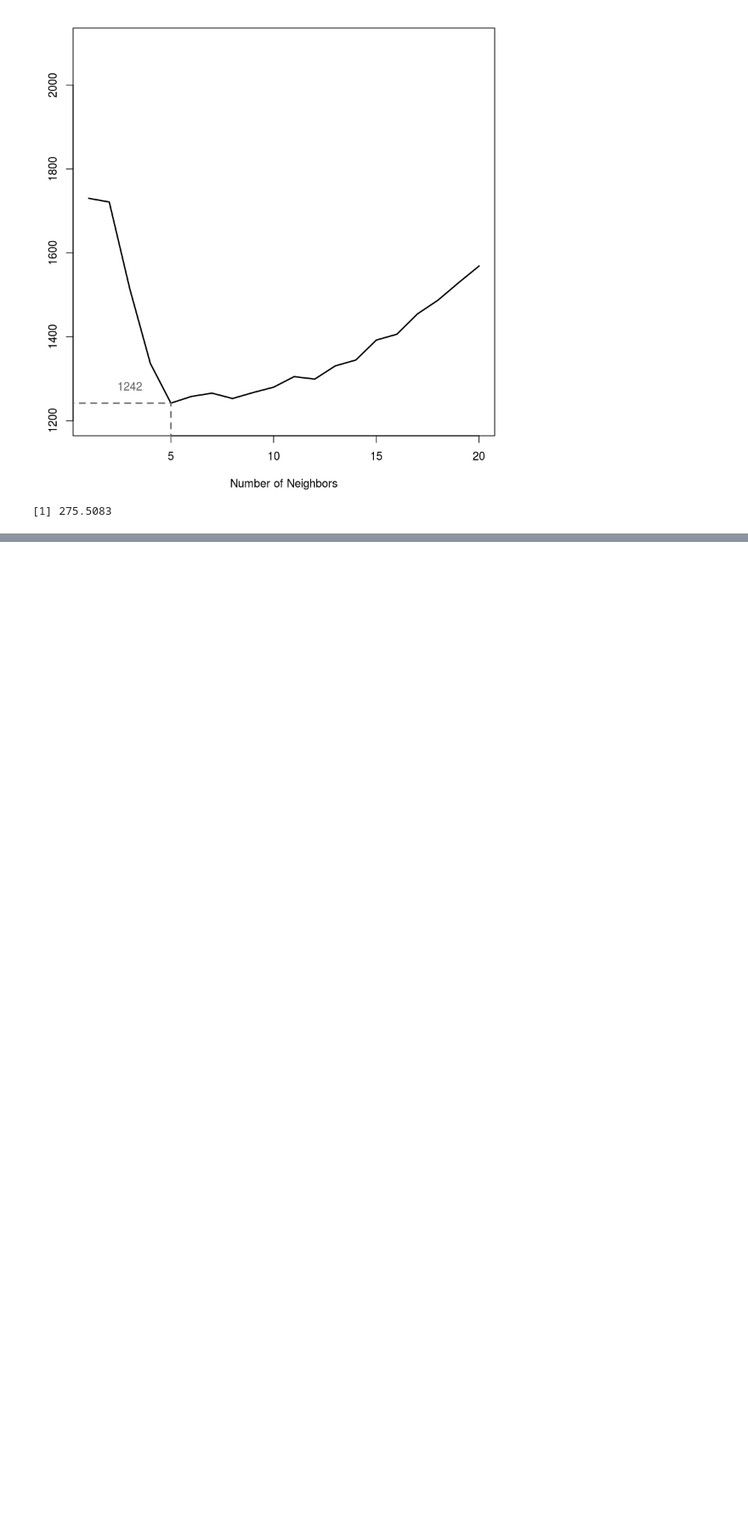
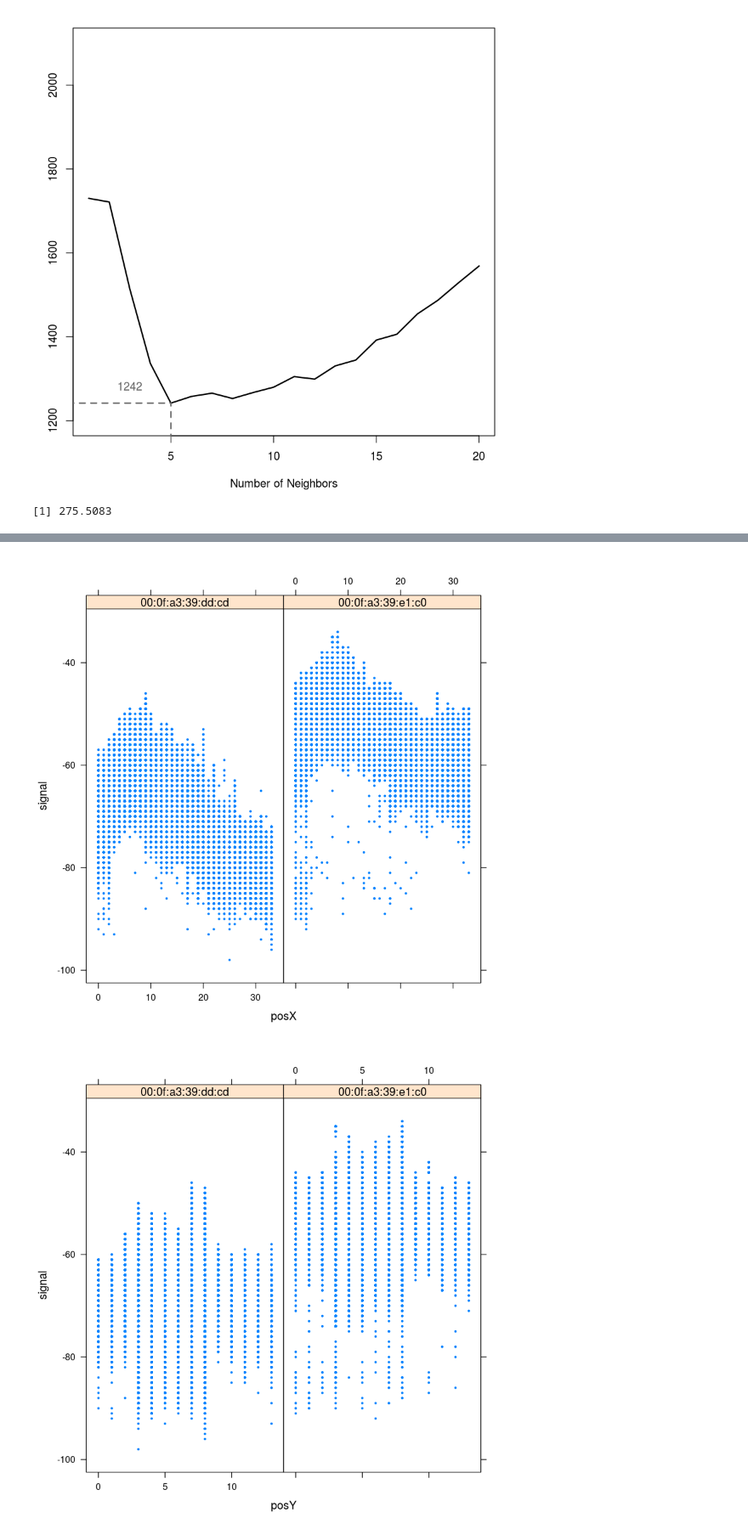
Before and after one commit to CaseyRMartinez/QTW_CaseStudies, a Jupyter notebook: RTLS_CaseStudy1.ipynb, the cells around one changed output, grey strips where cells are left out. Shown at 85% size. Drawn from its saved outputs; the diff is of its cells as text; code cells hidden in the pictures; blank space fills up the shorter version.

```diff
--- a/RTLS_CaseStudy1.ipynb
+++ b/RTLS_CaseStudy1.ipynb
@@ -3,6 +3,6 @@
 path1 = 'C:/Users/casey/Dropbox/SMU_DataScience/MSDS_7333_QuantifyingTheWorld/Homework/CaseStudy1/offline.final.trace.txt'
 path2 = "/home/kyle/Documents/thomaskh522@gmail.com/SMU/Quant the World/RTLS_CaseStudy/Data/offline_data.txt"
 
-data = readLines(path1)
+# data = readLines(path1)
 # sum(substr(data, 1,1) == "#")
 # length(data)
@@ -824,0 +870,3 @@ predXY = function(newSignals, newAngles, trainData,
+# %%
+offline2 = readData(path2)
+head(offline2)
@@ -824,0 +888,5 @@ predXY = function(newSignals, newAngles, trainData,
+# %%
+macsOfInterest = c("00:0f:a3:39:dd:cd", "00:0f:a3:39:e1:c0")
+investMAC = offline2[offline2$mac %in% macsOfInterest,]
+dim(investMAC)
+head(investMAC)
@@ -824,0 +958,6 @@ predXY = function(newSignals, newAngles, trainData,
+# %%
+xyplot(signal ~ posX | factor(mac), data = investMAC, pch = 19, cex = 0.3, xlab = "posX")
+xyplot(signal ~ posY | factor(mac), data = investMAC, pch = 19, cex = 0.3, xlab = "posY")
+# %% [output]
+[figure, added]
+[figure, added]
```
Also changed, not shown: parts of 17 cells of this notebook.
